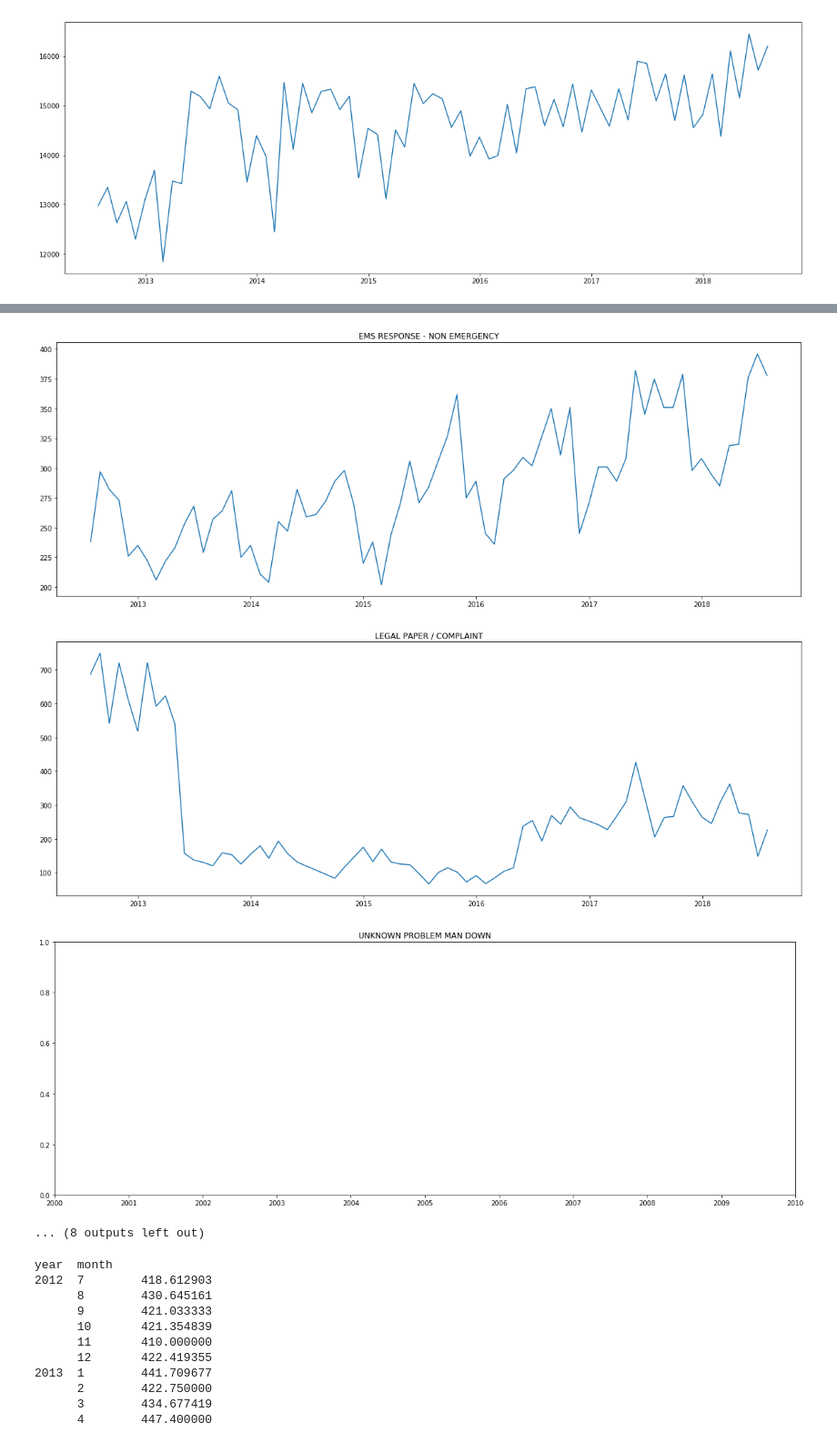
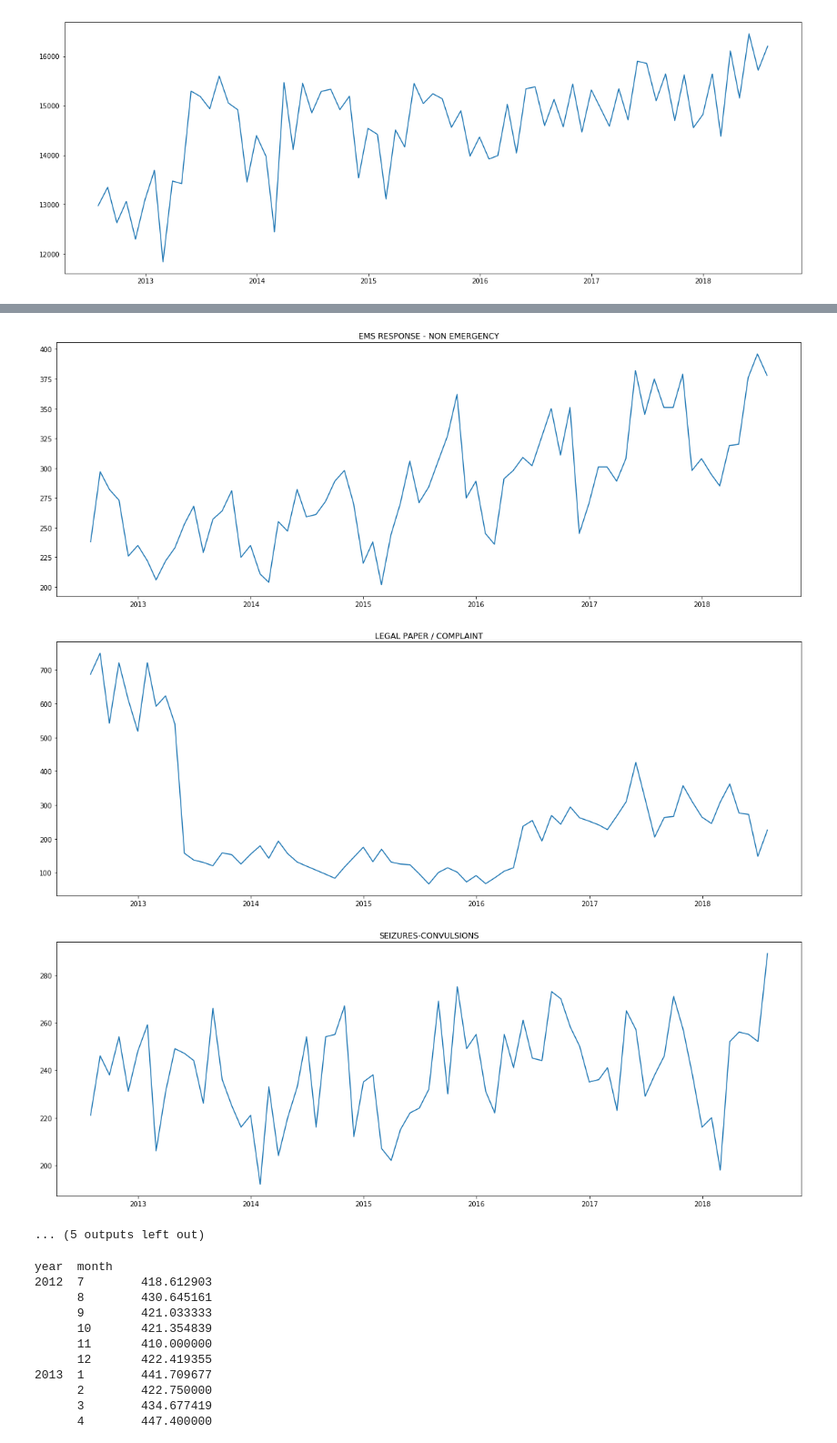
Before and after one commit to UNCG-CSE/Guilford_EMS, a Jupyter notebook: src/saed_call_volumes.ipynb, the cells around one changed output, grey strips where cells are left out. Shown at 91% size. Saved outputs shown, nothing was run; the diff lists cells and outputs as text; code cells hidden in the pictures.

Commit message:
Slight change to Histogram for the top 20 natures

```diff
--- a/src/saed_call_volumes.ipynb
+++ b/src/saed_call_volumes.ipynb
@@ -248,28 +262,30 @@ plt.plot(average[:20])
 # %%
 failed = []
+average = calls.nature.value_counts() / (6 + 1.0/12) / 365
 for i in average[:20].index:
     try:
         tmp = calls.loc[calls.nature == i].groupby(['year', 'month']).agg(['count'])['secsdi2ar']
         plt.figure(figsize = (20,7))
         t = pd.date_range('2012-07-01 00:00:00', periods=73, freq='1m')
         plt.title(i)
         plt.plot(t, tmp['count'].tolist())
     except:
+        plt.close()
         failed.append(i)
 # %% [output]
 [figure]
 [figure]
 [figure]
 [figure]
 [figure]
 [figure]
 [figure]
 [figure]
 [figure]
 [figure]
 [figure]
-[figure, old version]
+[figure, new version]
-... (8 outputs left out)
+... (5 outputs left out)
 # %%
 calls.groupby(['year','month','dayOfMonth']).agg(['count'])['secsdi2ar'].groupby(['year','month']).agg('mean')['count']
 # %% [output]
```
Also changed, not shown: parts of 2 cells of this notebook.
